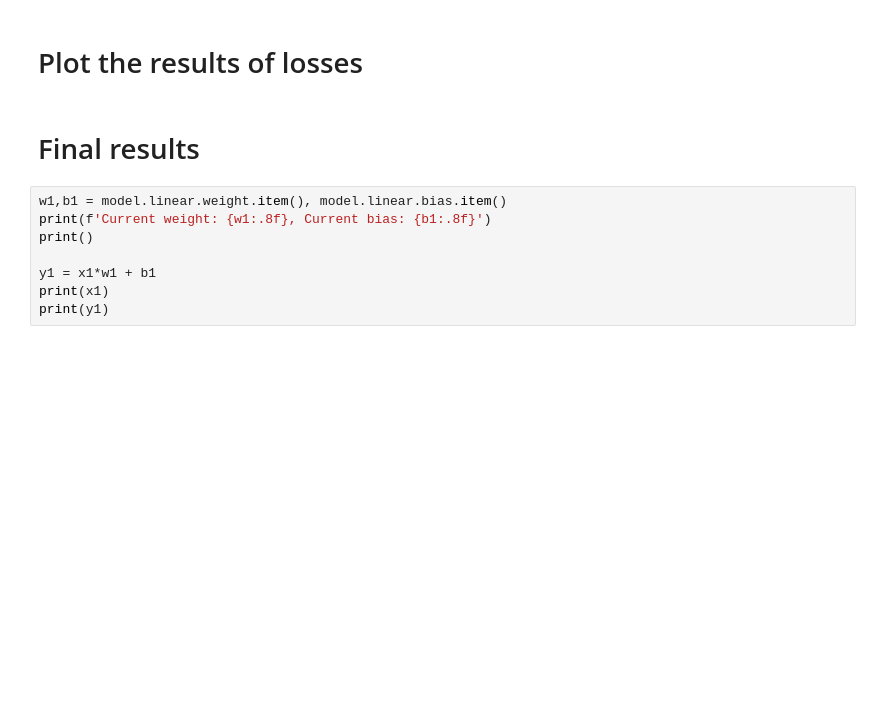
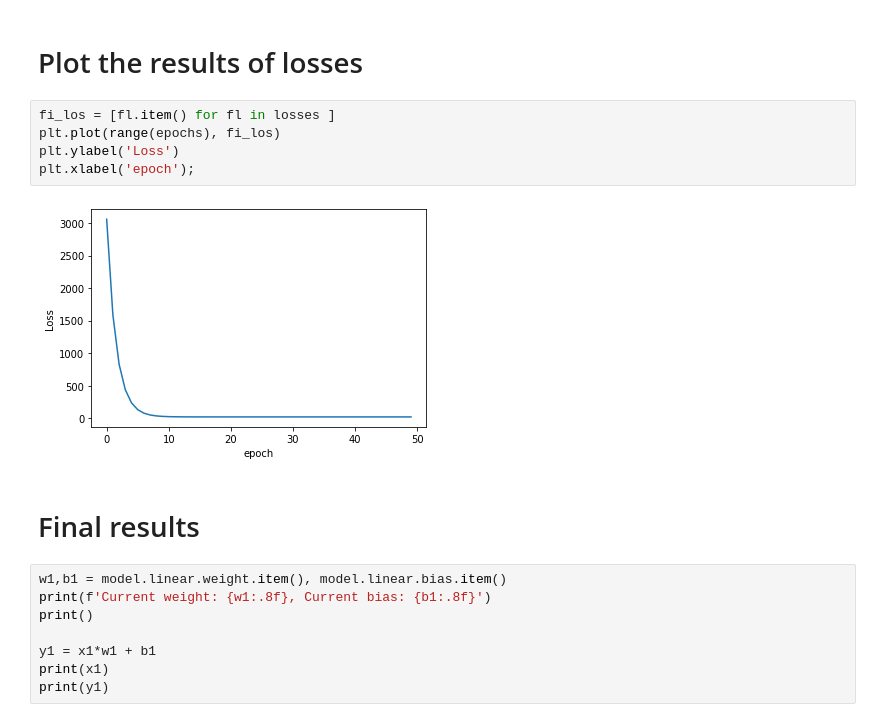
Before and after one commit to JavkhlanEnkhbold/machine_learning_tutorials, a Jupyter notebook: ANN_Linear_Regression.ipynb, the cells around one changed output. Drawn from its saved outputs; the diff is of its cells as text; blank space fills up the shorter version.

```diff
--- a/ANN_Linear_Regression.ipynb
+++ b/ANN_Linear_Regression.ipynb
@@ -258,5 +258,12 @@ epoch: 50  loss: 21.03359604  weight: 1.98279238  bias: 1.09031940
 # %% [markdown]
 # Plot the results of losses
+# %%
+fi_los = [fl.item() for fl in losses ]
+plt.plot(range(epochs), fi_los)
+plt.ylabel('Loss')
+plt.xlabel('epoch');
+# %% [output]
+[figure, added]
 # %% [markdown]
 # Final results
 # %%
```
Also changed, not shown: parts of 1 cell of this notebook.
